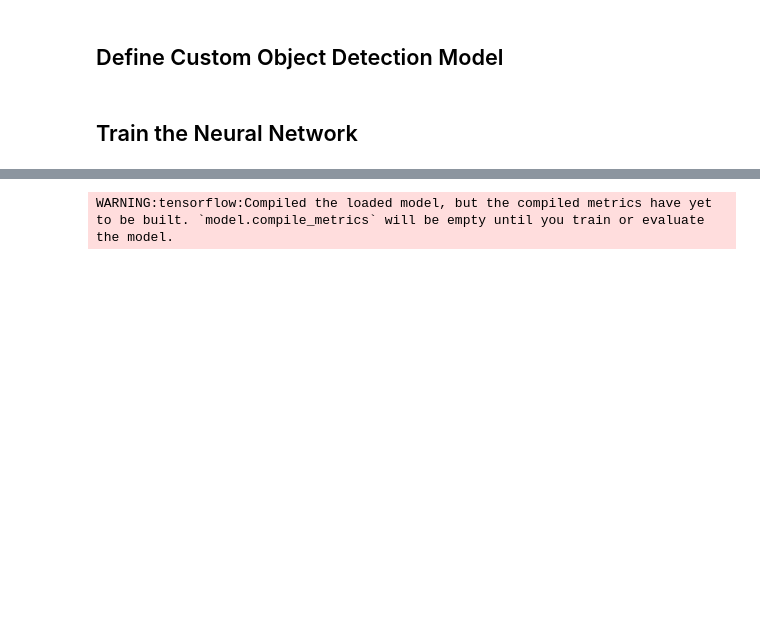
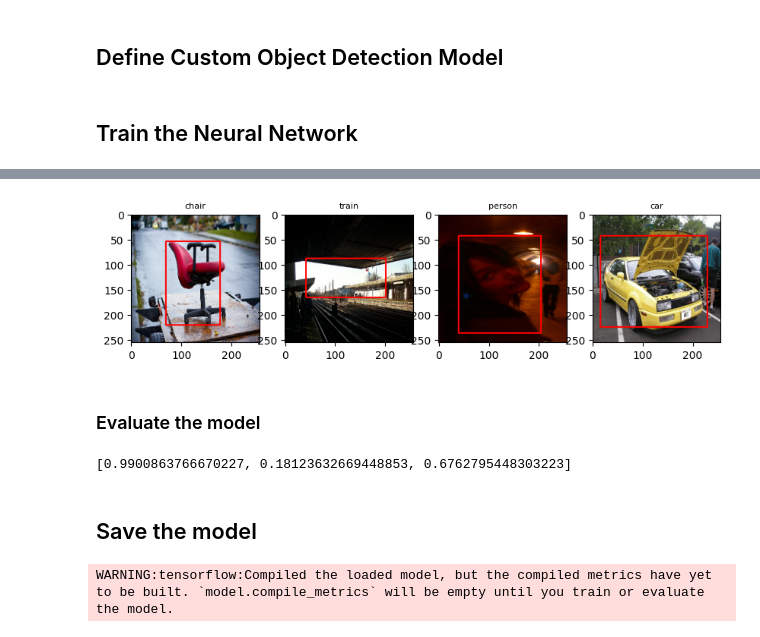
Before and after one commit to DrNattapoom/object-detection, a Jupyter notebook: object_detection.ipynb, the cells around one changed output, grey strips where cells are left out. Cells and saved outputs as stored; diff of their text form; code cells hidden in the pictures; blank space fills up the shorter version.

Commit message:
feat: add gpu support and model evaluation

```diff
--- a/object_detection.ipynb
+++ b/object_detection.ipynb
@@ -275,0 +362,22 @@ Epoch 10/10
+# %%
+images, _ = test_unit
+
+labels, bboxs = object_detector.predict(images)
+
+fig, ax = plt.subplots(ncols = 4, figsize = (10, 10))
+for i in range(4):
+    image = images[i]
+    bbox = bboxs[i]
+    label = np.argmax(labels[i])
+    if label > 0.9:
+      ax[i].set_title(VOC_CLASSES[label], fontsize = 8)
+      ax[i].imshow(
+          cv2.rectangle(
+              image,
+              (bbox[:2][::-1] * 256).astype(int),
+              (bbox[2:][::-1] * 256).astype(int),
+              color = (255, 0, 0),
+              thickness = 2
+          )
+      )
+# %% [output]
@@ -276,3 +389,13 @@ Epoch 10/10
+[figure, added]
+# %% [markdown]
+### Evaluate the model
+# %%
+results = object_detector.evaluate(test, verbose = 0)
+results
+# %% [output]
+[0.9900863766670227, 0.18123632669448853, 0.6762795448303223]
+# %% [markdown]
+## Save the model
 # %%
 model.save("object_detection_model.h5")
 # %% [output]
```
Also changed, not shown: parts of 17 cells of this notebook, 1 other file.
